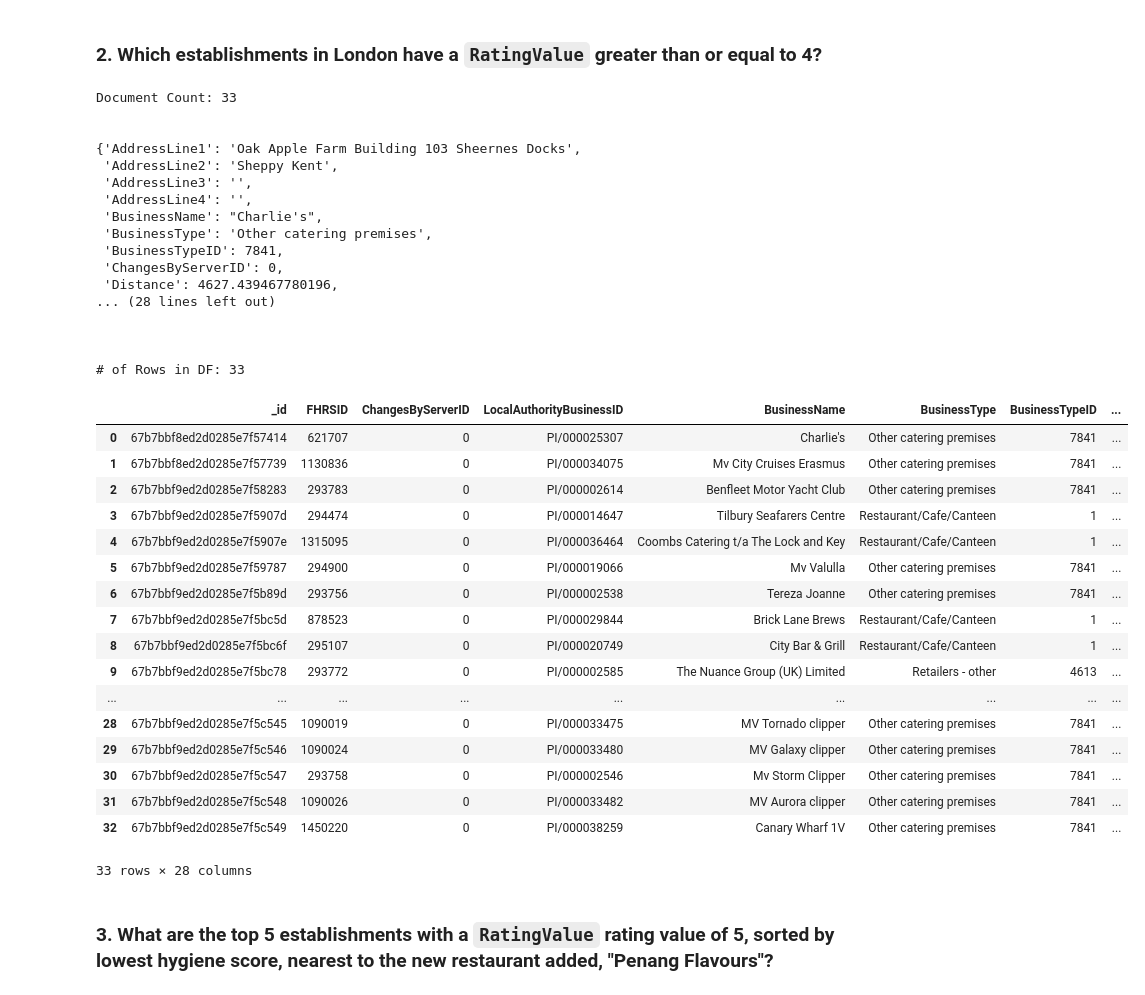
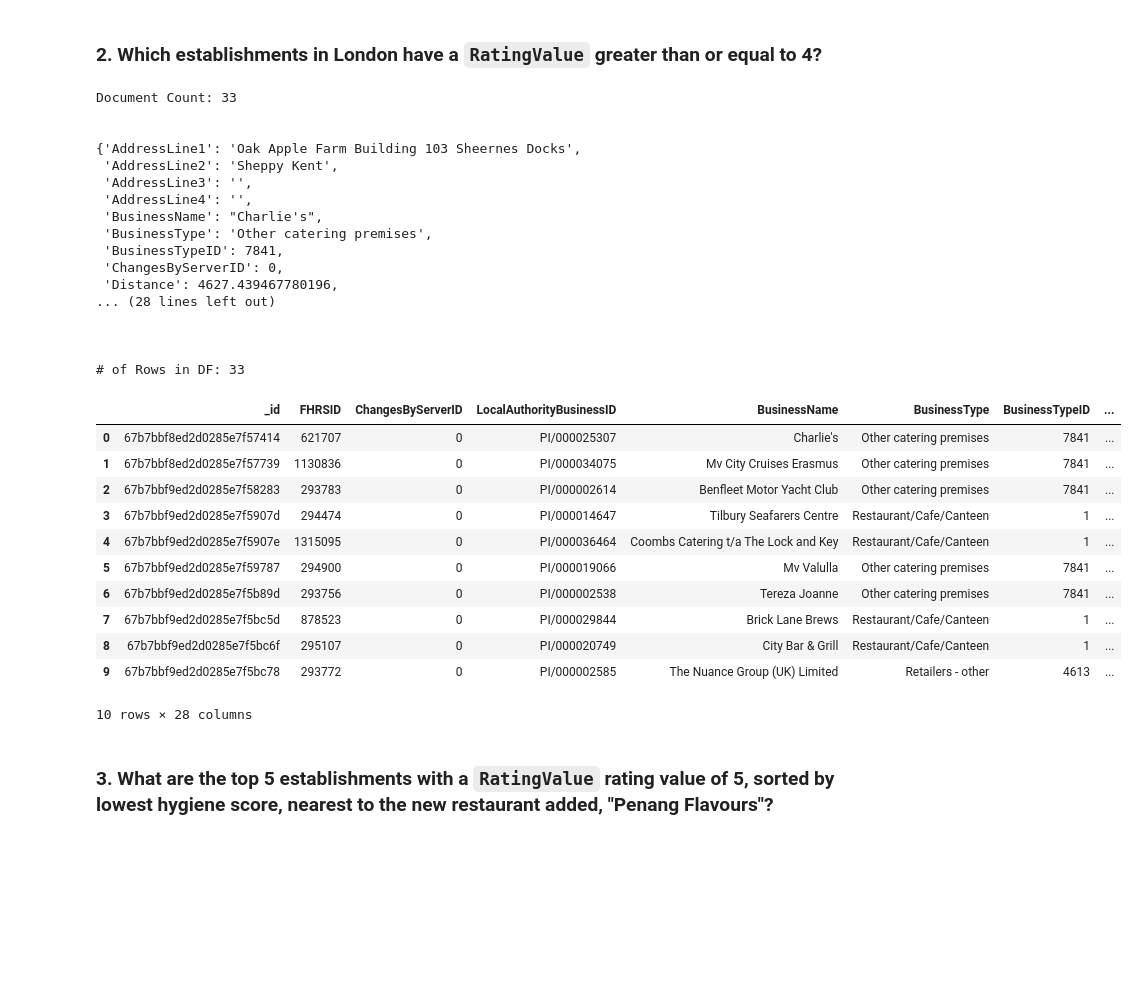
Before and after one commit to Neelka96/nosql-challenge, a Jupyter notebook: NoSQL_analysis.ipynb, the cells around one changed output. Saved outputs shown, nothing was run; the diff lists cells and outputs as text; code cells hidden in the pictures; blank space fills up the shorter version.

```diff
--- a/NoSQL_analysis.ipynb
+++ b/NoSQL_analysis.ipynb
@@ -62,9 +62,9 @@ def explore_db(collection, params):
 
     df = pd.DataFrame(results)
     print(f'# of Rows in DF: {df.shape[0]}\n\n')
-    df.head(10)
+    display(df.head(10))
 
-    return df
+    return None
 # %%
 # For the establishments with a hygiene score of 20
 params['query'] = {'scores.Hygiene': 20}
@@ -109,6 +103,7 @@ Document Count: 41
 ### 2. Which establishments in London have a `RatingValue` greater than or equal to 4?
 # %%
 # Find the establishments with London as the Local Authority and has a RatingValue greater than or equal to 4.
+params.clear()
 params['query'] = {
     'LocalAuthorityName': {'$regex': 'London'}
     ,'RatingValue': {'$gte': 4}
@@ -117,40 +112,34 @@ params['query'] = {
 explore_db(establishments, params)
 # %% [output]
 Document Count: 33
 
 
 {'AddressLine1': 'Oak Apple Farm Building 103 Sheernes Docks',
  'AddressLine2': 'Sheppy Kent',
  'AddressLine3': '',
  'AddressLine4': '',
  'BusinessName': "Charlie's",
  'BusinessType': 'Other catering premises',
  'BusinessTypeID': 7841,
  'ChangesByServerID': 0,
  'Distance': 4627.439467780196,
 ... (28 lines left out)
 
 
 
 # of Rows in DF: 33
 |  | _id | FHRSID | ChangesByServerID | LocalAuthorityBusinessID | BusinessName | BusinessType | BusinessTypeID | ... |
 | 0 | 67b7bbf8ed2d0285e7f57414 | 621707 | 0 | PI/000025307 | Charlie's | Other catering premises | 7841 | ... |
 | 1 | 67b7bbf8ed2d0285e7f57739 | 1130836 | 0 | PI/000034075 | Mv City Cruises Erasmus | Other catering premises | 7841 | ... |
 | 2 | 67b7bbf9ed2d0285e7f58283 | 293783 | 0 | PI/000002614 | Benfleet Motor Yacht Club | Other catering premises | 7841 | ... |
 | 3 | 67b7bbf9ed2d0285e7f5907d | 294474 | 0 | PI/000014647 | Tilbury Seafarers Centre | Restaurant/Cafe/Canteen | 1 | ... |
 | 4 | 67b7bbf9ed2d0285e7f5907e | 1315095 | 0 | PI/000036464 | Coombs Catering t/a The Lock and Key | Restaurant/Cafe/Canteen | 1 | ... |
 | 5 | 67b7bbf9ed2d0285e7f59787 | 294900 | 0 | PI/000019066 | Mv Valulla | Other catering premises | 7841 | ... |
 | 6 | 67b7bbf9ed2d0285e7f5b89d | 293756 | 0 | PI/000002538 | Tereza Joanne | Other catering premises | 7841 | ... |
 | 7 | 67b7bbf9ed2d0285e7f5bc5d | 878523 | 0 | PI/000029844 | Brick Lane Brews | Restaurant/Cafe/Canteen | 1 | ... |
 | 8 | 67b7bbf9ed2d0285e7f5bc6f | 295107 | 0 | PI/000020749 | City Bar & Grill | Restaurant/Cafe/Canteen | 1 | ... |
 | 9 | 67b7bbf9ed2d0285e7f5bc78 | 293772 | 0 | PI/000002585 | The Nuance Group (UK) Limited | Retailers - other | 4613 | ... |
-| ... | ... | ... | ... | ... | ... | ... | ... | ... |
-| 28 | 67b7bbf9ed2d0285e7f5c545 | 1090019 | 0 | PI/000033475 | MV Tornado clipper | Other catering premises | 7841 | ... |
-| 29 | 67b7bbf9ed2d0285e7f5c546 | 1090024 | 0 | PI/000033480 | MV Galaxy clipper | Other catering premises | 7841 | ... |
-| 30 | 67b7bbf9ed2d0285e7f5c547 | 293758 | 0 | PI/000002546 | Mv Storm Clipper | Other catering premises | 7841 | ... |
-| 31 | 67b7bbf9ed2d0285e7f5c548 | 1090026 | 0 | PI/000033482 | MV Aurora clipper | Other catering premises | 7841 | ... |
-| 32 | 67b7bbf9ed2d0285e7f5c549 | 1450220 | 0 | PI/000038259 | Canary Wharf 1V | Other catering premises | 7841 | ... |
-33 rows × 28 columns
+10 rows × 28 columns
 # %% [markdown]
 ### 3. What are the top 5 establishments with a `RatingValue` rating value of 5, sorted by lowest hygiene score, nearest to the new restaurant added, "Penang Flavours"?
 # %%
```
Also changed, not shown: parts of 4 cells of this notebook.
